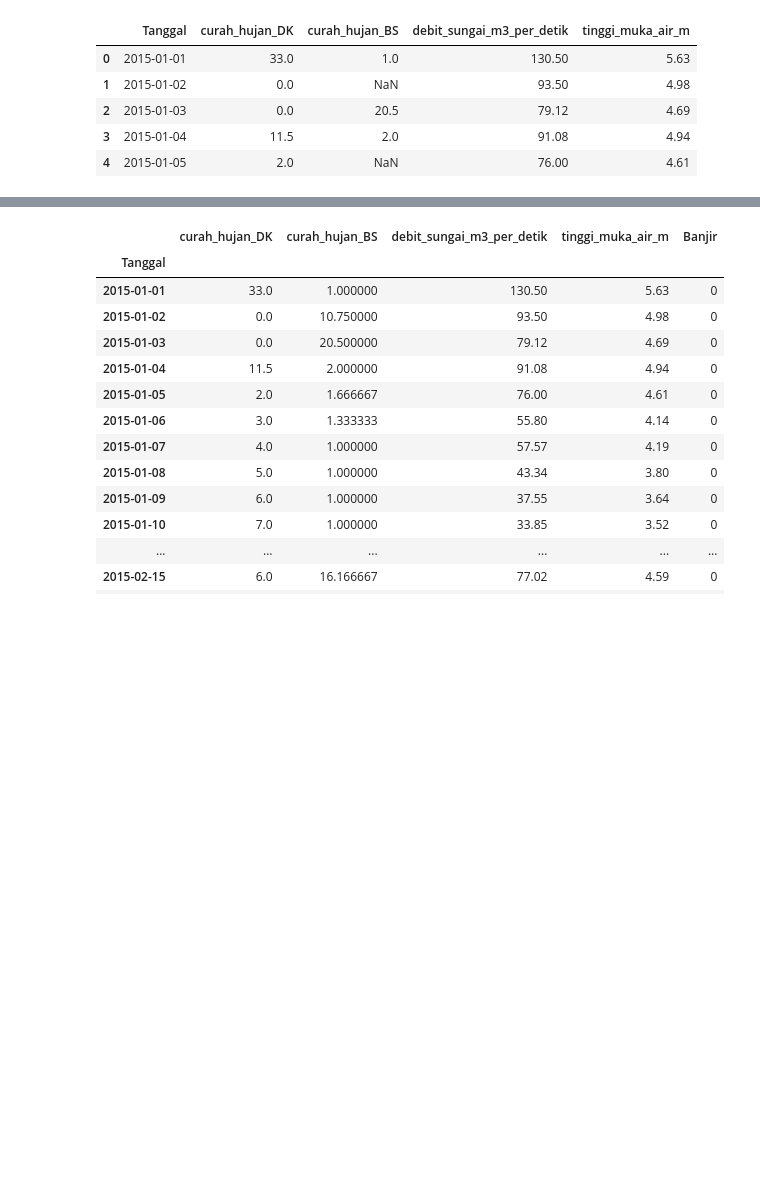
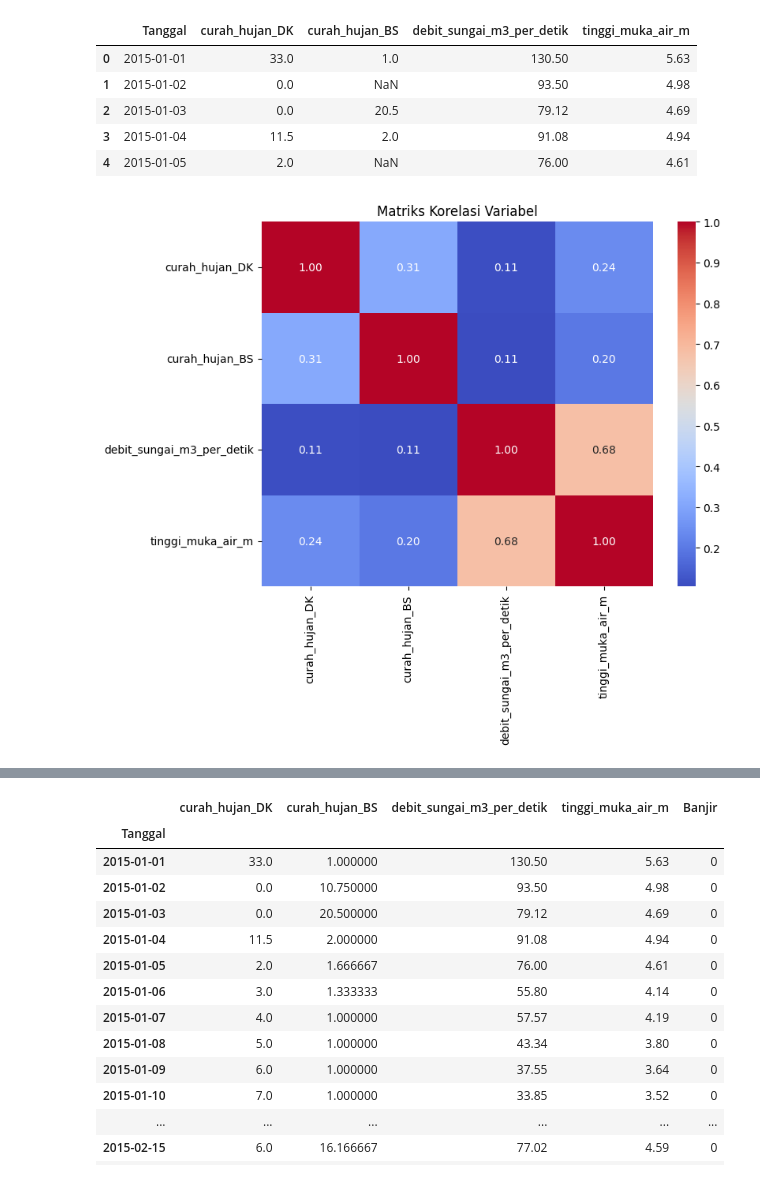
Before and after one commit to mahakiim/miss_val_analysis, a Jupyter notebook: interpolate.ipynb, the cells around one changed output, grey strips where cells are left out. Saved outputs shown, nothing was run; the diff lists cells and outputs as text; code cells hidden in the pictures; blank space fills up the shorter version.

```diff
--- a/interpolate.ipynb
+++ b/interpolate.ipynb
@@ -16,3 +16,23 @@ data.head()
 | 2 | 2015-01-03 | 0.0 | 20.5 | 79.12 | 4.69 |
 | 3 | 2015-01-04 | 11.5 | 2.0 | 91.08 | 4.94 |
 | 4 | 2015-01-05 | 2.0 | NaN | 76.00 | 4.61 |
+# %%
+# Mengonversi kolom "Tanggal" ke tipe data datetime (agar tidak mengganggu perhitungan)
+data["Tanggal"] = pd.to_datetime(data["Tanggal"], errors="coerce")
+
+# Memastikan hanya kolom numerik yang digunakan untuk korelasi
+numeric_data = data.select_dtypes(include=["number"])
+
+# Hitung korelasi antar variabel numerik
+correlation_matrix = numeric_data.corr()
+
+# Visualisasi menggunakan heatmap
+import seaborn as sns
+import matplotlib.pyplot as plt
+
+plt.figure(figsize=(8, 6))
+sns.heatmap(correlation_matrix, annot=True, cmap="coolwarm", fmt=".2f")
+plt.title("Matriks Korelasi Variabel")
+plt.show()
+# %% [output]
+[figure, added]
```
Also changed, not shown: parts of 5 cells of this notebook.
